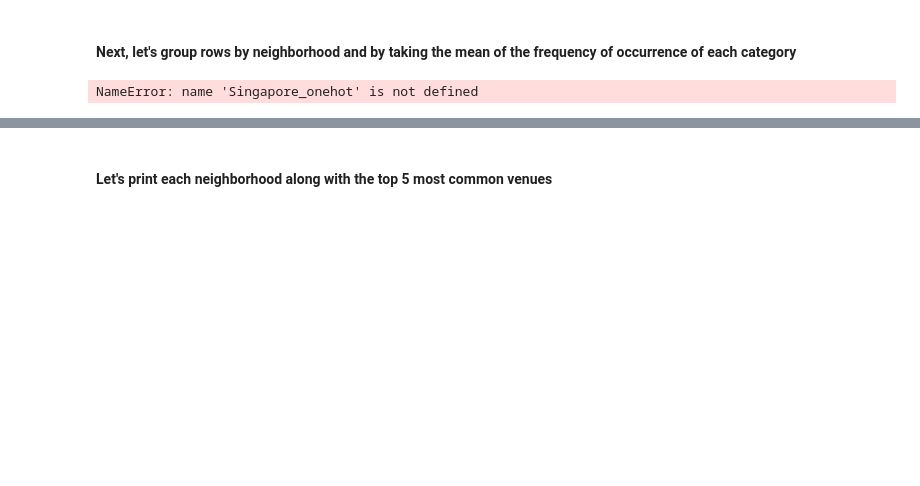
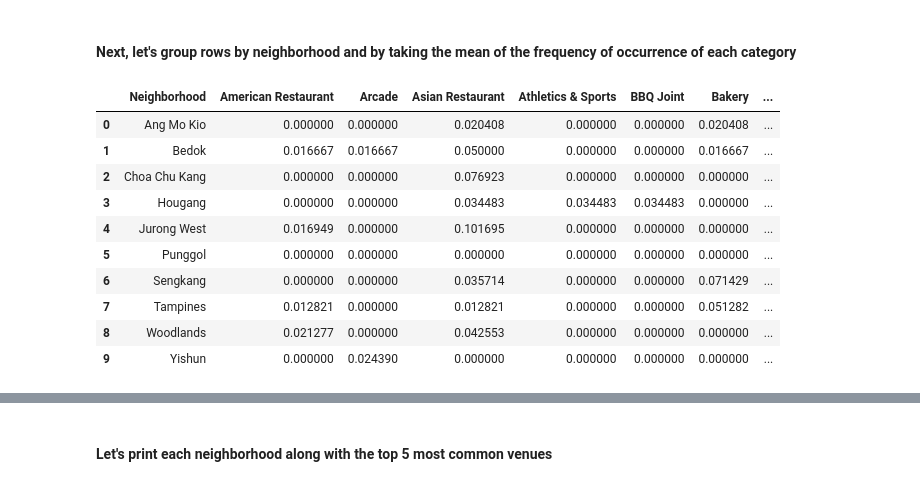
Before and after one commit to b3n12/Coursera_Capstone, a Jupyter notebook: Open Coffee Shop in Singapore - Part 3.ipynb, the cells around one changed output, grey strips where cells are left out. Cells and saved outputs as stored; diff of their text form; code cells hidden in the pictures; blank space fills up the shorter version.

```diff
--- a/Open Coffee Shop in Singapore - Part 3.ipynb
+++ b/Open Coffee Shop in Singapore - Part 3.ipynb
@@ -443,9 +339,8 @@ AttributeError: 'str' object has no attribute 'loc'
 # %%
 # Get the neighborhood's latitude and longitude values.
-neighbourhood_latitude = dfSingapore.loc[0, 'Latitude'] # neighborhood latitude value
-neighbourhood_longitude = dfSingapore.loc[0, 'Longitude'] # neighborhood longitude value
-
-neighbourhood_name = dfSingapore.loc[0, 'Neighbourhood'] # neighborhood name
+neighbourhood_latitude = df.loc[df.index[0], 'Latitude'] # neighborhood latitude value
+neighbourhood_longitude = df.loc[0, 'Longitude'] # neighborhood longitude value
+neighbourhood_name = "Bedok" # neighborhood name
 
 print('Latitude and longitude values of {} are {}, {}.'.format(neighbourhood_name,
                                                                neighbourhood_latitude,
@@ -608,10 +555,20 @@ NameError: name 'Singapore_onehot' is not defined
 # %% [markdown]
 #### Next, let's group rows by neighborhood and by taking the mean of the frequency of occurrence of each category
 # %%
-Singapore_grouped = Singapore_onehot.groupby('Neighbourhood').mean().reset_index()
+Singapore_grouped = Singapore_onehot.groupby('Neighborhood').mean().reset_index()
 Singapore_grouped
 # %% [output]
-NameError: name 'Singapore_onehot' is not defined
+|  | Neighborhood | American Restaurant | Arcade | Asian Restaurant | Athletics & Sports | BBQ Joint | Bakery | ... |
+| 0 | Ang Mo Kio | 0.000000 | 0.000000 | 0.020408 | 0.000000 | 0.000000 | 0.020408 | ... |
+| 1 | Bedok | 0.016667 | 0.016667 | 0.050000 | 0.000000 | 0.000000 | 0.016667 | ... |
+| 2 | Choa Chu Kang | 0.000000 | 0.000000 | 0.076923 | 0.000000 | 0.000000 | 0.000000 | ... |
+| 3 | Hougang | 0.000000 | 0.000000 | 0.034483 | 0.034483 | 0.034483 | 0.000000 | ... |
+| 4 | Jurong West | 0.016949 | 0.000000 | 0.101695 | 0.000000 | 0.000000 | 0.000000 | ... |
+| 5 | Punggol | 0.000000 | 0.000000 | 0.000000 | 0.000000 | 0.000000 | 0.000000 | ... |
+| 6 | Sengkang | 0.000000 | 0.000000 | 0.035714 | 0.000000 | 0.000000 | 0.071429 | ... |
+| 7 | Tampines | 0.012821 | 0.000000 | 0.012821 | 0.000000 | 0.000000 | 0.051282 | ... |
+| 8 | Woodlands | 0.021277 | 0.000000 | 0.042553 | 0.000000 | 0.000000 | 0.000000 | ... |
+| 9 | Yishun | 0.000000 | 0.024390 | 0.000000 | 0.000000 | 0.000000 | 0.000000 | ... |
 # %%
 # Let's confirm the new size
 Singapore_grouped.shape
```
Also changed, not shown: parts of 53 cells of this notebook.
